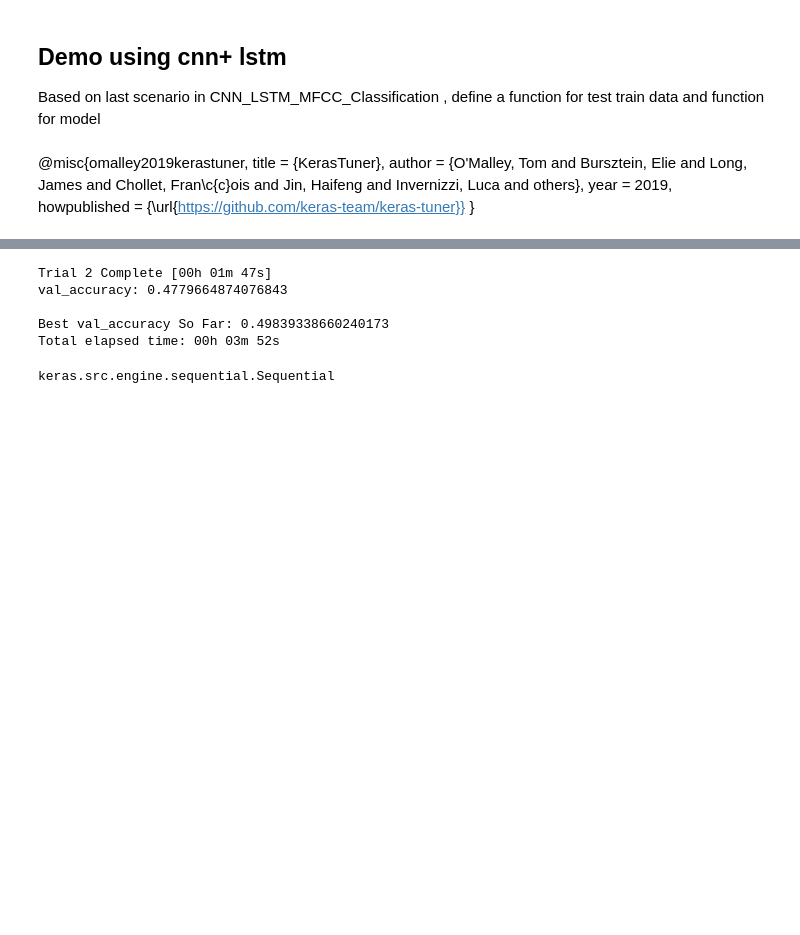
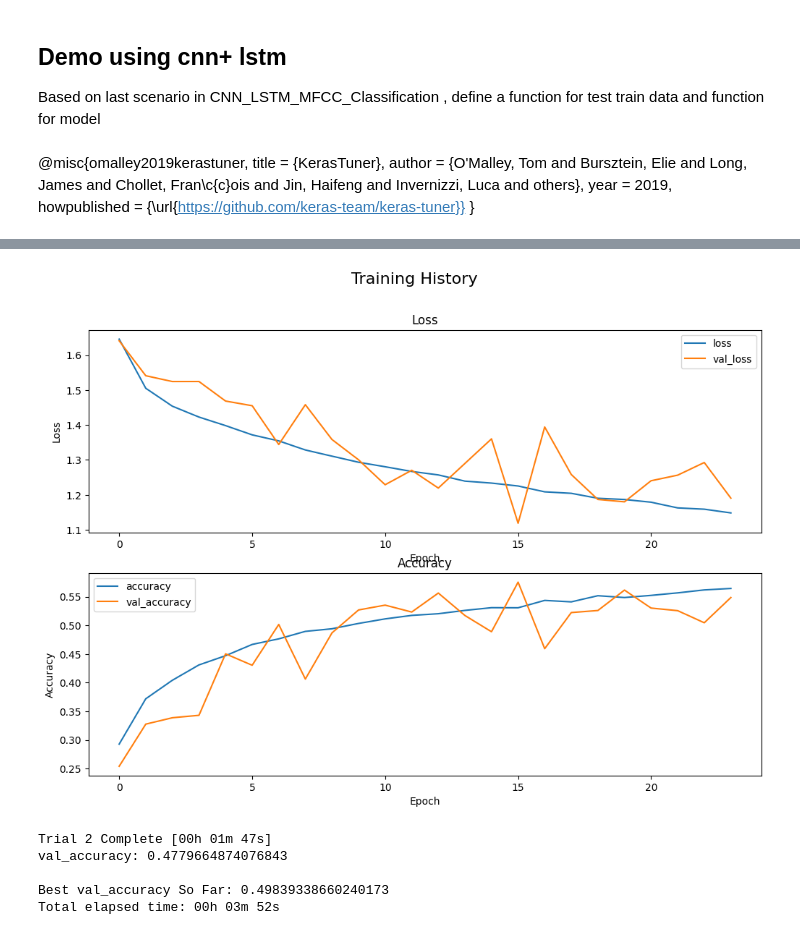
Before and after one commit to BMurp/music_modeling_capstone, a Jupyter notebook: notebooks/exploratory/keras_tuner_evaluation.ipynb, the cells around one changed output, grey strips where cells are left out. Cells and saved outputs as stored; diff of their text form; code cells hidden in the pictures; blank space fills up the shorter version.

```diff
--- a/notebooks/exploratory/keras_tuner_evaluation.ipynb
+++ b/notebooks/exploratory/keras_tuner_evaluation.ipynb
@@ -167,0 +397,32 @@ Shape of y_resampled: (43566,)
+# %%
+selected_hp = {'learning_rate':  0.0001}
+#selected_hp = {'learning_rate':  0.001}
+
+type(selected_hp)
+model = get_cnn_lstm(selected_hp)
+#model = get_2d_cnn(selected_hp)
+history = model.fit(
+    X_train, y_train,
+    validation_data=(X_test, y_test),
+
+    #batch_size=32,
+    #batch_size=64,
+    batch_size = 128,
+    #epochs=200,
+    epochs=200,
+    callbacks=[
+        keras.callbacks.EarlyStopping(monitor='val_loss', patience=8, restore_best_weights=True),
+        #ReduceLROnPlateau(monitor='val_loss', factor=0.5, patience=3, verbose=1),
+        #lr_scheduler  # Learning rate scheduler
+    ]
+)
+#first overnight unscaled 500 long mfcc data with  .5 ,clipping
+#looked to be plateuing on accuracy at 43, at epoch 10
+
+#second adjusted learning rate to .001 and reran, and loss exploded
+
+#left off on third applied normalization moved learning rate back ,
+# loss started out very high then went up and down, first batch hit 43
+
+#to do , implement checkpoint in the keras_tuner implementation
+#allow to run different lr scenarios overnight and save the models
@@ -168,3 +551,17 @@ Shape of y_resampled: (43566,)
+# %%
+# Plot the training history
+fig, axs = plt.subplots(2)
+fig.set_size_inches(12, 8)
+fig.suptitle('Training History', fontsize=16)
+axs[0].plot(history.epoch, history.history['loss'], history.history['val_loss'])
+axs[0].set(title='Loss', xlabel='Epoch', ylabel='Loss')
+axs[0].legend(['loss', 'val_loss'])
+axs[1].plot(history.epoch, history.history['accuracy'], history.history['val_accuracy'])
+axs[1].set(title='Accuracy', xlabel='Epoch', ylabel='Accuracy')
+axs[1].legend(['accuracy', 'val_accuracy'])
+plt.show()
+# %% [output]
+[figure, added]
 # %%
 # Train
 #another reference: https://keras.io/keras_tuner/guides/distributed_tuning/
@@ -198,10 +595,6 @@ val_accuracy: 0.4779664874076843
 
 Best val_accuracy So Far: 0.49839338660240173
 Total elapsed time: 00h 03m 52s
-# %%
-type(best_model)
-# %% [output]
-keras.src.engine.sequential.Sequential
 # %%
 # Evaluate the model on the test set
 test_loss, test_accuracy = best_model.evaluate(X_test, y_test, verbose=2)
```
Also changed, not shown: parts of 25 cells of this notebook, 3 other files.
